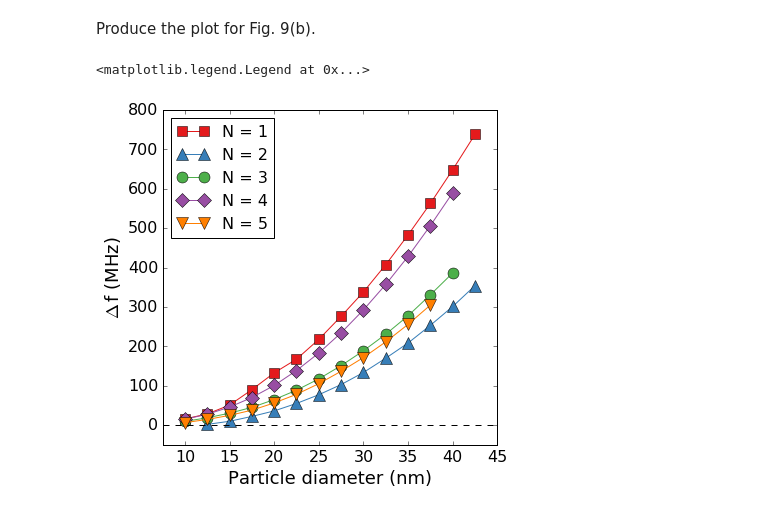
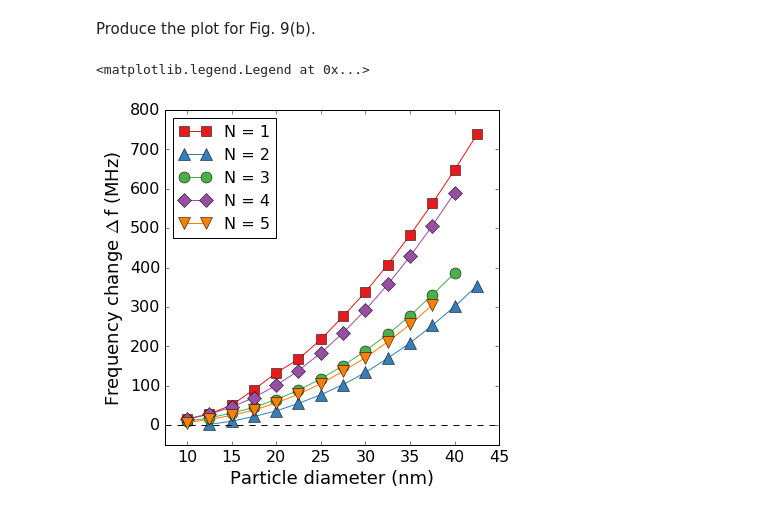
Before and after one commit to maxalbert/paper-supplement-nanoparticle-sensing, a Jupyter notebook: notebooks/fig_9b_dependence_of_frequency_change_on_particle_size.ipynb, the cells around one changed output. Saved outputs shown, nothing was run; the diff lists cells and outputs as text; code cells hidden in the pictures.

```diff
--- a/notebooks/fig_9b_dependence_of_frequency_change_on_particle_size.ipynb
+++ b/notebooks/fig_9b_dependence_of_frequency_change_on_particle_size.ipynb
@@ -13,7 +13,7 @@ plt.style.use('style_sheets/custom_style.mplstyle')
 # %% [markdown]
 Read the data frame containing the eigenmode data and filter out the parameter values relevant for this plot.
 # %%
-df = pd.read_pickle('../data/eigenmode_info_data_frame.pickle')
+df = pd.read_csv('../data/eigenmode_info_data_frame.csv')
 df = df.query('(has_particle == True) and (x == 0) and (y == 0) and '
               '(d == 30) and (Hz == 8e4) and (Ms_particle == 1e6)')
 df = df.sort_values('d_particle')
@@ -30,19 +30,18 @@ Produce the plot for Fig. 9(b).
 # %%
 fig, ax = plt.subplots(figsize=(6, 6))
 
-#for N, style_kwargs in zip([1, 2, 3, 4, 5], style_cycle):
 for N, style_kwargs in zip([1, 2, 3, 4, 5], style_cycle):
     plot_curve_for_eigenmode(ax, N, df, style_kwargs)
 
 xmin, xmax = 7.5, 45
 ymin, ymax = -50, 800
 
 ax.plot([xmin, xmax], [0, 0], color='black', linestyle='--', linewidth=1)
 ax.set_xlim(xmin, xmax)
 ax.set_ylim(ymin, ymax)
 ax.set_xlabel('Particle diameter (nm)')
-ax.set_ylabel(r'$\Delta\,$f (MHz)')
+ax.set_ylabel(r'Frequency change $\Delta\,$f (MHz)')
 ax.legend(loc='upper left')
 # %% [output]
 <matplotlib.legend.Legend at 0x...>
-[figure, old version]
+[figure, new version]
```
Also changed, not shown: 7 other files.
